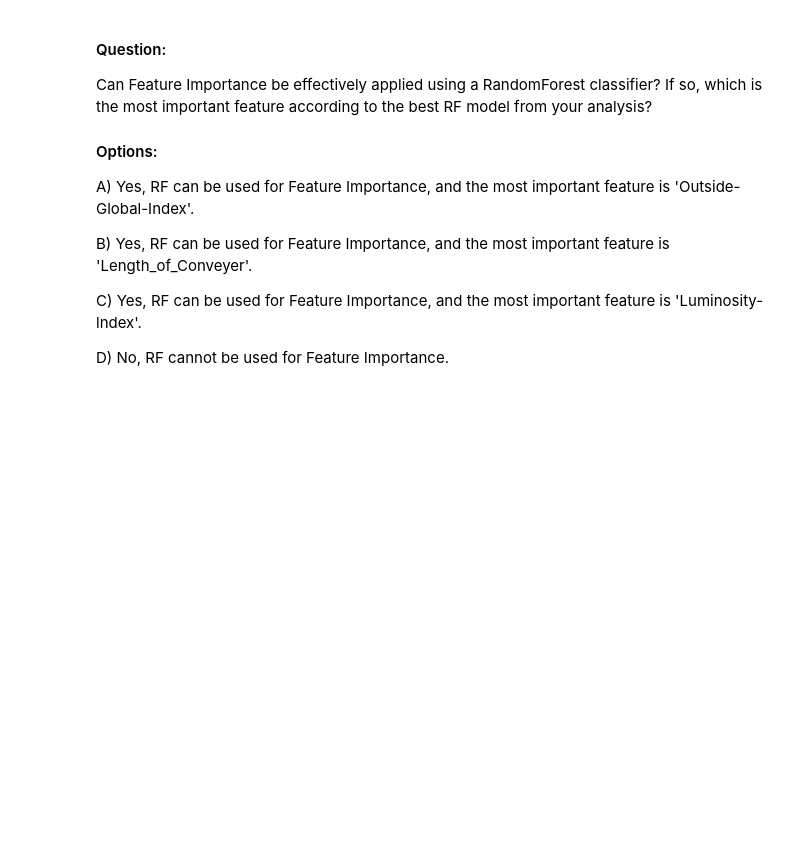
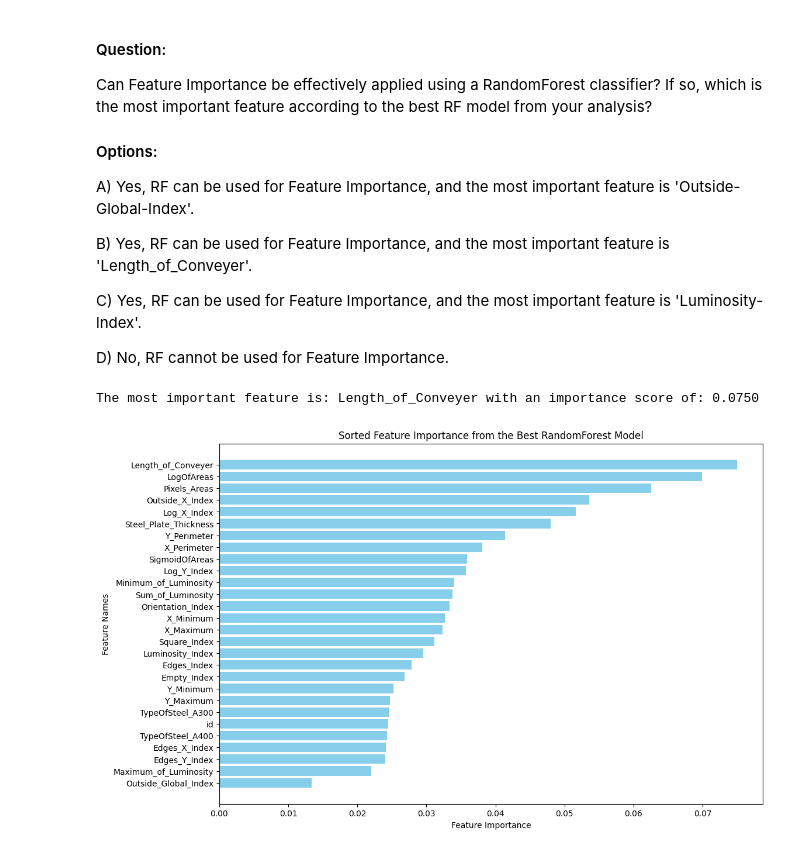
Before and after one commit to SanthoshKasam2104/ScalerAssignments, a Jupyter notebook: Decision_Tree_Case_Study.ipynb, the cells around one changed output. Saved outputs shown, nothing was run; the diff lists cells and outputs as text; code cells hidden in the pictures; blank space fills up the shorter version.

```diff
--- a/Decision_Tree_Case_Study.ipynb
+++ b/Decision_Tree_Case_Study.ipynb
@@ -867,7 +878,7 @@ D) {'n_estimators': 200, 'min_samples_split': 2, 'min_samples_leaf': 1, 'max_dep
 #### Note:
 The parameter grid provided here is intentionally limited due to time constraints and is mainly for practice purposes. To potentially achieve better results, consider expanding the range of parameters and allowing more time for tuning. The current setup is designed to provide a basic understanding of how parameter tuning affects model performance but does not guarantee optimal results.
 # %%
-from sklearn._____ import RandomizedSearchCV
+from sklearn.model_selection import RandomizedSearchCV
 
 # Define a more extensive parameter grid for Random Search
 params = {
@@ -881,10 +892,10 @@ params = {
 rf = RandomForestClassifier(random_state=42)
 
 # TODO: Setup RandomizedSearchCV with randomforest model,  30 iterations and 2-fold cross-validation
-random_search = RandomizedSearchCV(____=rf, param_distributions=params, ____=30, ___=2, verbose=1, random_state=42)
+random_search = RandomizedSearchCV(estimator=rf, param_distributions=params, n_iter=30, cv=2, verbose=1, random_state=42)
 
 # TODO: Perform the Random Search
-random_search.___(____, ____)
+random_search.fit(X_train_res, y_train_res)
 
 # Print the best parameters and the best score
 print("Best parameters found: ", random_search.best_params_)
@@ -922,29 +937,32 @@ C) Yes, RF can be used for Feature Importance, and the most important feature is
 D) No, RF cannot be used for Feature Importance.
 # %%
 # TODO: Get the best RandomForest model from RandomizedSearchCV
-best_rf_model = random_search.____
+best_rf_model = random_search.best_estimator_
 
 # TODO: Get feature importances from the best model
-feature_importances = best_rf_model._____
+feature_importances = best_rf_model.feature_importances_
 
 # Get feature names
 feature_names = X_train_res.columns  # Adjust this if your feature names are stored differently
 
 # TODO: Sort the features by their importance (and keep track of their names)
-sorted_indices = np._______(feature_importances)[::-1] # Hint sort only the `indicies` of the feature according to their importances.
+sorted_indices = np.argsort(feature_importances)[::-1] # Hint sort only the `indicies` of the feature according to their importances.
 sorted_importances = feature_importances[sorted_indices]
 sorted_feature_names = feature_names[sorted_indices]
 
 # Print the most important feature and its importance score
 most_important_feature_name = sorted_feature_names[0]
 print(f"The most important feature is: {most_important_feature_name} with an importance score of: {sorted_importances[0]:.4f}")
 
 # TODO: Plot all feature importances sorted
 plt.figure(figsize=(12, 8))
-plt.barh(range(len(sorted_importances)), ____, align='center', color='skyblue')
+plt.barh(range(len(sorted_importances)), sorted_importances, align='center', color='skyblue')
 plt.yticks(range(len(sorted_importances)), sorted_feature_names)
 plt.xlabel('Feature Importance')
 plt.ylabel('Feature Names')
 plt.title('Sorted Feature Importance from the Best RandomForest Model')
 plt.gca().invert_yaxis()  # Invert y-axis to have the highest importance on top
 plt.show()
+# %% [output]
+The most important feature is: Length_of_Conveyer with an importance score of: 0.0750
+[figure, added]
```
Also changed, not shown: parts of 3 cells of this notebook.
